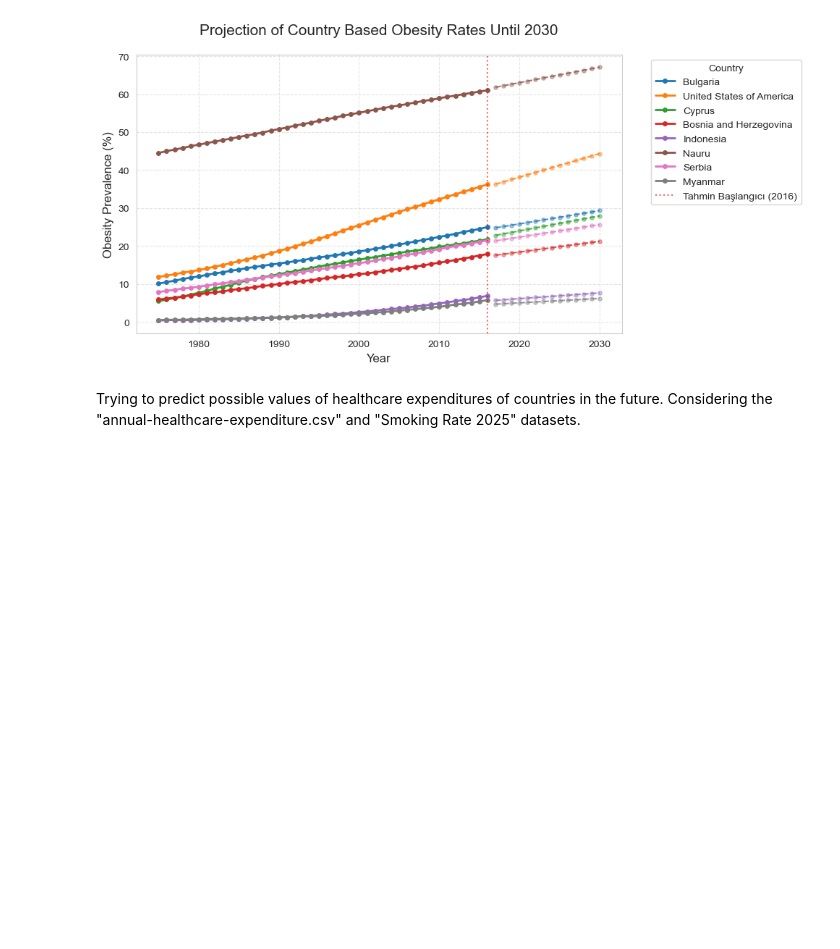
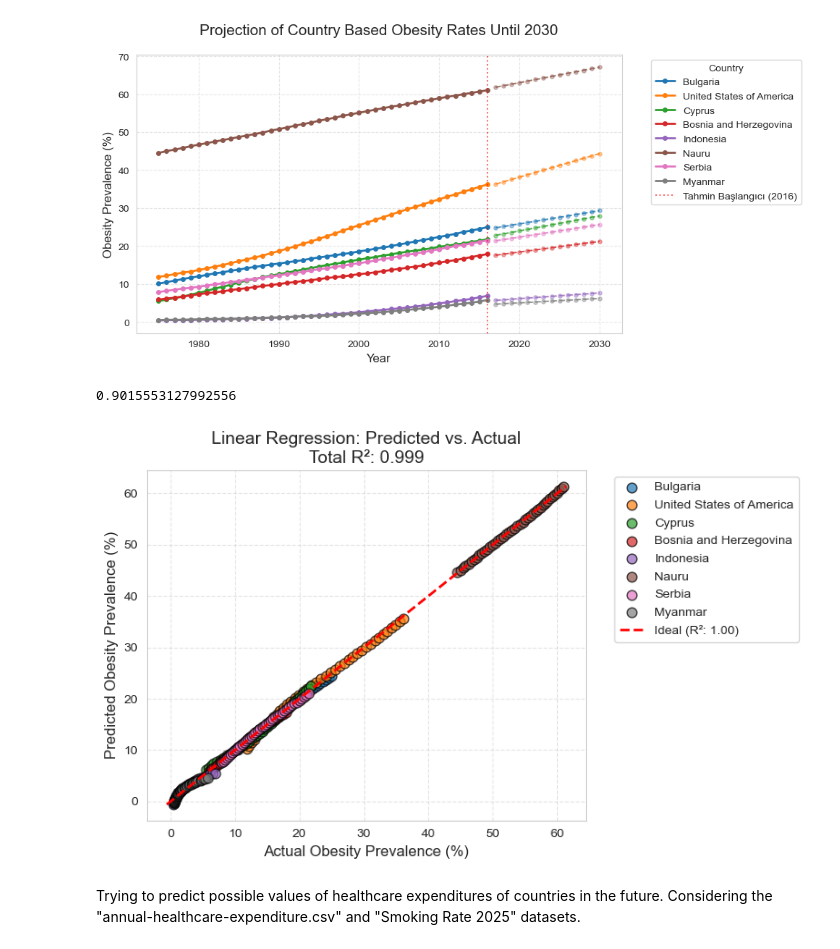
Before and after one commit to edademirci/DSA210-Term-Project, a Jupyter notebook: smoking_pr_code.ipynb, the cells around one changed output. Drawn from its saved outputs; the diff is of its cells as text; code cells hidden in the pictures; blank space fills up the shorter version.

```diff
--- a/smoking_pr_code.ipynb
+++ b/smoking_pr_code.ipynb
@@ -626,6 +628,8 @@ for country in selected_countries:
     model = LinearRegression()
     model.fit(X, y)
 
+    y_pred_train = model.predict(X)
+    r2_obesity = r2_score(y, y_pred_train)
     future_preds = model.predict(future_years)
 
     line = plt.plot(years, y, marker='o', markersize=4, label=country, linewidth=2)
@@ -645,5 +649,45 @@ plt.tight_layout()
 plt.show()
 # %% [output]
 [figure]
+# %%
+r2_obesity
+# %% [output]
+0.9015553127992556
+# %%
+#Plotting the associated R2 value and best fit line
+plt.figure(figsize=(8, 5))
+all_actual = []
+all_predicted = []
+
+for country in selected_countries:
+    country_data = data[data['Country'] == country]
+    X = np.array(years).reshape(-1, 1)
+    y = country_data[both_sexes_cols_sorted].values.flatten()
+
+    model = LinearRegression()
+    model.fit(X, y)
+    y_pred = model.predict(X)
+
+    all_actual.extend(y)
+    all_predicted.extend(y_pred)
+
+    plt.scatter(y, y_pred, alpha=0.7, s=60, edgecolors='black', label=country)
+
+total_r2 = r2_score(all_actual, all_predicted)
+min_val = min(min(all_actual), min(all_predicted))
+max_val = max(max(all_actual), max(all_predicted))
+limits = [min_val, max_val]
+
+plt.plot(limits, limits, color='red', linestyle='--', linewidth=2, label=f'Ideal (R²: 1.00)')
+
+plt.title(f'Linear Regression: Predicted vs. Actual\nTotal R²: {total_r2:.3f}', fontsize=14)
+plt.xlabel('Actual Obesity Prevalence (%)', fontsize=12)
+plt.ylabel('Predicted Obesity Prevalence (%)', fontsize=12)
+plt.legend(bbox_to_anchor=(1.05, 1), loc='upper left')
+plt.grid(True, linestyle='--', alpha=0.5)
+plt.tight_layout()
+plt.show()
+# %% [output]
+[figure, added]
 # %% [markdown]
 Trying to predict possible values of healthcare expenditures of countries in the future. Considering the "annual-healthcare-expenditure.csv" and "Smoking Rate 2025" datasets.
```
Also changed, not shown: parts of 16 cells of this notebook, 2 other files.
